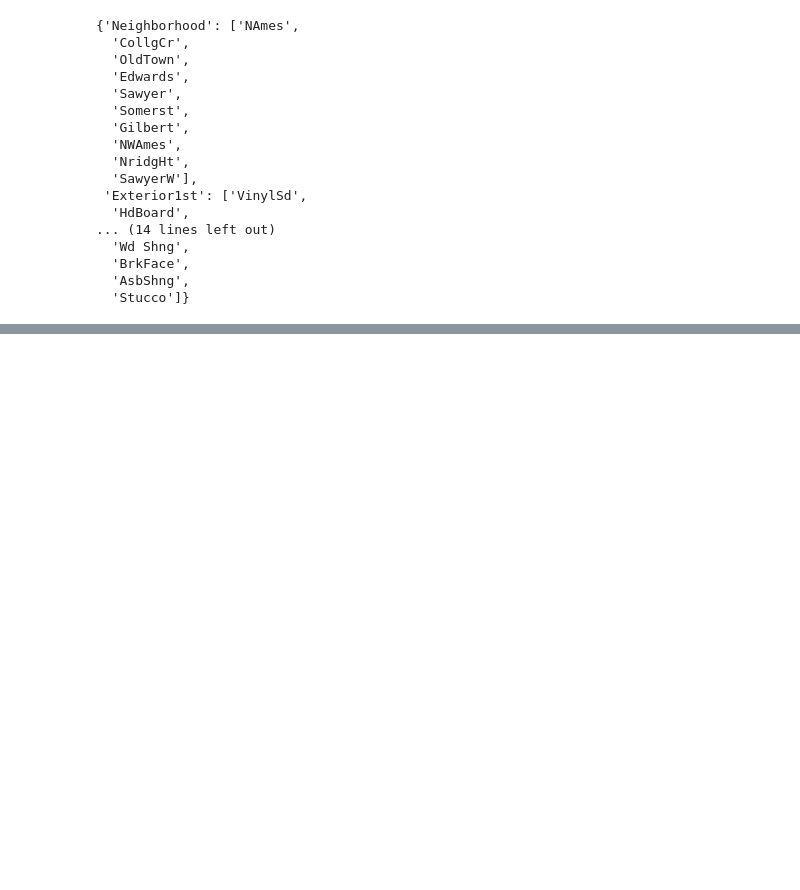
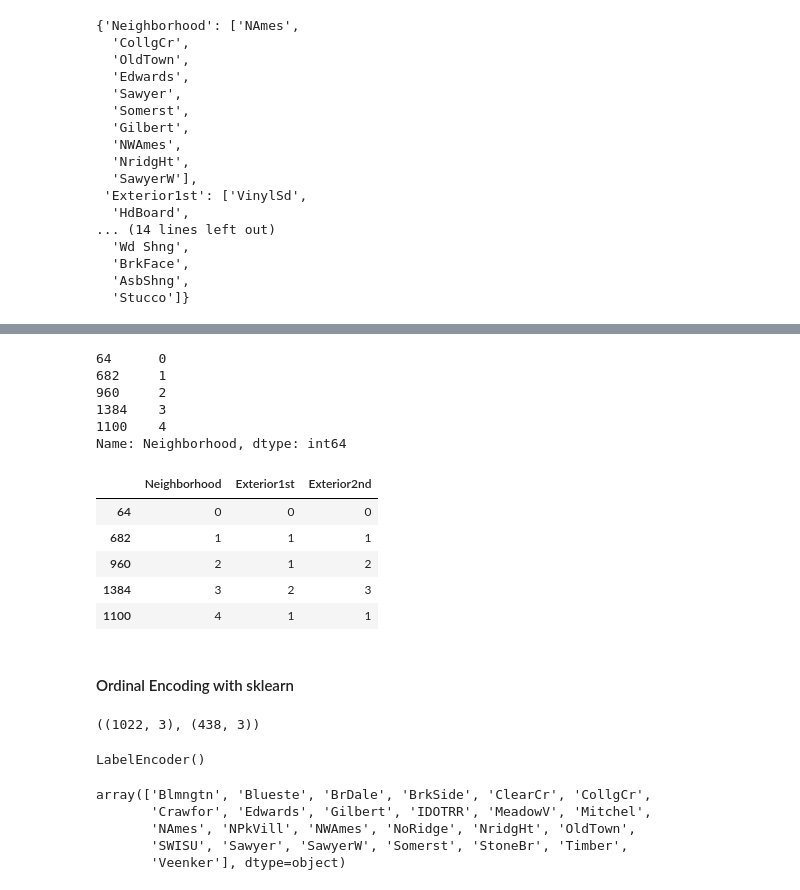
Before and after one commit to KarthikKothareddy/FeatureEngineering, a Jupyter notebook: categorical_variable_encoding.ipynb, the cells around one changed output, grey strips where cells are left out. Cells and saved outputs as stored; diff of their text form; code cells hidden in the pictures; blank space fills up the shorter version.

```diff
--- a/categorical_variable_encoding.ipynb
+++ b/categorical_variable_encoding.ipynb
@@ -456,0 +507,7 @@ encoder.encoder_dict_
+# %%
+# lets creat a mapping dictionary for all the features
+_mapping = {
+    k:v
+    for v, k in enumerate(x_train["Neighborhood"].unique(), 0) # range from 0 to n-1
+}
+_mapping
@@ -456,0 +532,62 @@ encoder.encoder_dict_
+# %%
+# simply repalce the mapping
+x_train["Neighborhood"] = x_train["Neighborhood"].map(_mapping)
+x_test["Neighborhood"] = x_train["Neighborhood"].map(_mapping)
+x_train["Neighborhood"].head()
+# %% [output]
+64      0
+682     1
+960     2
+1384    3
+1100    4
+Name: Neighborhood, dtype: int64
+# %%
+# functionalizing above steps
+def map_feature(df, feature):
+    return { k:v for v, k in enumerate(df[feature].unique(), 0)}
+
+def ordinal_encode(df, feature, mapping):
+    df[feature] = df[feature].map(mapping)
+    return df
+# %%
+for feature in ['Exterior1st', 'Exterior2nd']:
+    mapping = map_feature(x_train, feature)
+    # encode train, test
+    x_train = ordinal_encode(x_train, feature, mapping)
+    x_test = ordinal_encode(x_test, feature, mapping)
+# %%
+x_train.head()
+# %% [output]
+|  | Neighborhood | Exterior1st | Exterior2nd |
+| 64 | 0 | 0 | 0 |
+| 682 | 1 | 1 | 1 |
+| 960 | 2 | 1 | 2 |
+| 1384 | 3 | 2 | 3 |
+| 1100 | 4 | 1 | 1 |
+# %% [markdown]
+#### Ordinal Encoding with sklearn
+# %%
+# split into train and test
+x_train, x_test, y_train, y_test = train_test_split(
+    data[['Neighborhood', 'Exterior1st', 'Exterior2nd']],  # predictors
+    data['SalePrice'],  # target
+    test_size=0.3,  # percentage of obs in test set
+    random_state=0)  # seed to ensure reproducibility
+
+x_train.shape, x_test.shape
+# %% [output]
+((1022, 3), (438, 3))
+# %%
+# label encoder works only with one variable at a time
+label_encoder = LabelEncoder()
+label_encoder.fit(x_train["Neighborhood"])
+# %% [output]
+LabelEncoder()
+# %%
+label_encoder.classes_
+# %% [output]
+array(['Blmngtn', 'Blueste', 'BrDale', 'BrkSide', 'ClearCr', 'CollgCr',
+       'Crawfor', 'Edwards', 'Gilbert', 'IDOTRR', 'MeadowV', 'Mitchel',
+       'NAmes', 'NPkVill', 'NWAmes', 'NoRidge', 'NridgHt', 'OldTown',
+       'SWISU', 'Sawyer', 'SawyerW', 'Somerst', 'StoneBr', 'Timber',
+       'Veenker'], dtype=object)
```
Also changed, not shown: parts of 13 cells of this notebook.
